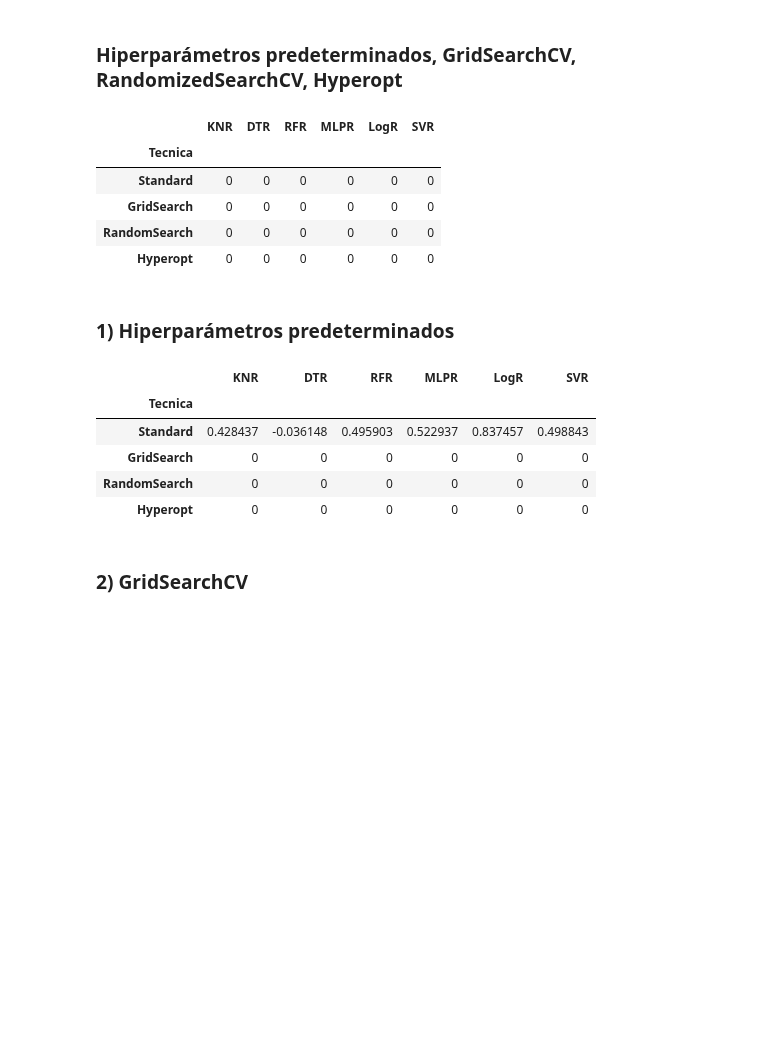
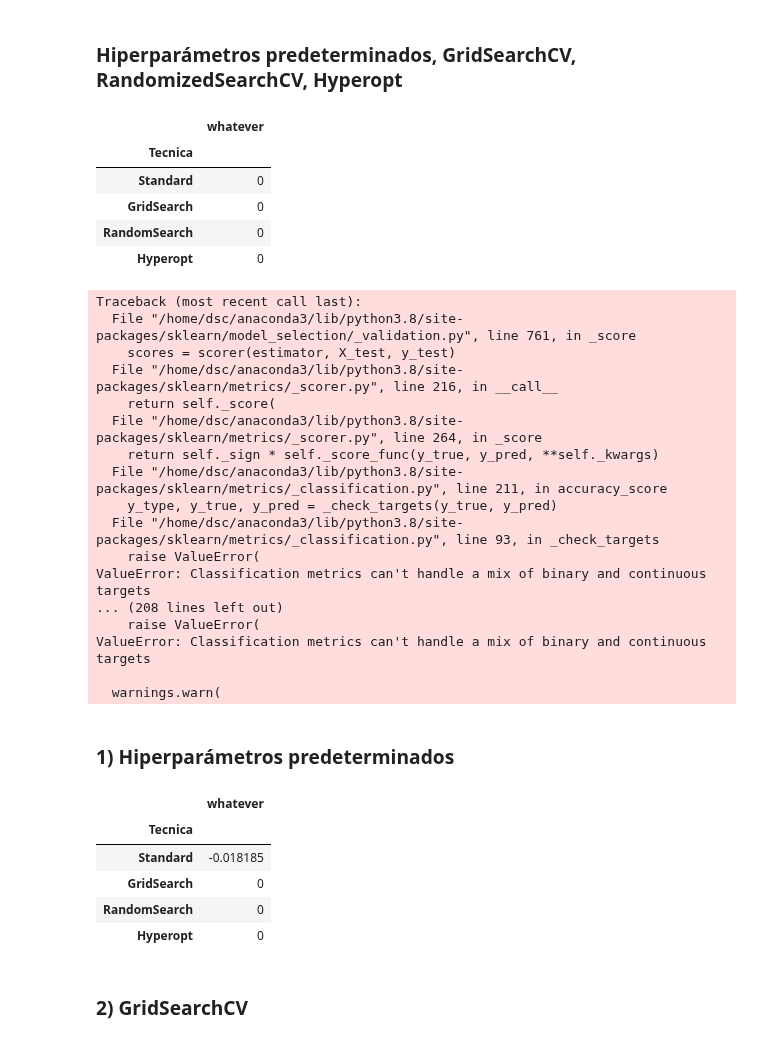
Before and after one commit to robertomanzanolopez/nba_statistics_prediction, a Jupyter notebook: order_and_clean.ipynb, the cells around one changed output. Saved outputs shown, nothing was run; the diff lists cells and outputs as text; code cells hidden in the pictures; blank space fills up the shorter version.

```diff
--- a/order_and_clean.ipynb
+++ b/order_and_clean.ipynb
@@ -285,22 +285,39 @@ X_normalized = (X - X.mean()) / X.std()
 X_train, X_valid, y_train, y_valid = train_test_split(X_normalized,y,train_size=0.70,test_size=0.30,random_state=0)
 # %%
 #Dataframe de resultados de accuracy
-columnas = ['Tecnica','KNR','DTR','RFR','MLPR','LogR','SVR']
+columnas = ['Tecnica','whatever']
 
 df_opt = pd.DataFrame(columns=columnas)
 df_opt.set_index("Tecnica",inplace=True)
-df_opt.loc['Standard'] = [0,0,0,0,0,0]
-df_opt.loc['GridSearch'] = [0,0,0,0,0,0]
-df_opt.loc['RandomSearch'] = [0,0,0,0,0,0]
-df_opt.loc['Hyperopt'] = [0,0,0,0,0,0]
+df_opt.loc['Standard'] = [0]
+df_opt.loc['GridSearch'] = [0]
+df_opt.loc['RandomSearch'] = [0]
+df_opt.loc['Hyperopt'] = [0]
 df_opt.head()
 # %% [output]
-|  | KNR | DTR | RFR | MLPR | LogR | SVR |
-| Tecnica |  |  |  |  |  |  |
-| Standard | 0 | 0 | 0 | 0 | 0 | 0 |
-| GridSearch | 0 | 0 | 0 | 0 | 0 | 0 |
-| RandomSearch | 0 | 0 | 0 | 0 | 0 | 0 |
-| Hyperopt | 0 | 0 | 0 | 0 | 0 | 0 |
+|  | whatever |
+| Tecnica |  |
+| Standard | 0 |
+| GridSearch | 0 |
+| RandomSearch | 0 |
+| Hyperopt | 0 |
+Traceback (most recent call last):
+  File "/home/dsc/anaconda3/lib/python3.8/site-packages/sklearn/model_selection/_validation.py", line 761, in _score
+    scores = scorer(estimator, X_test, y_test)
+  File "/home/dsc/anaconda3/lib/python3.8/site-packages/sklearn/metrics/_scorer.py", line 216, in __call__
+    return self._score(
+  File "/home/dsc/anaconda3/lib/python3.8/site-packages/sklearn/metrics/_scorer.py", line 264, in _score
+    return self._sign * self._score_func(y_true, y_pred, **self._kwargs)
+  File "/home/dsc/anaconda3/lib/python3.8/site-packages/sklearn/metrics/_classification.py", line 211, in accuracy_score
+    y_type, y_true, y_pred = _check_targets(y_true, y_pred)
+  File "/home/dsc/anaconda3/lib/python3.8/site-packages/sklearn/metrics/_classification.py", line 93, in _check_targets
+    raise ValueError(
+ValueError: Classification metrics can't handle a mix of binary and continuous targets
+... (208 lines left out)
+    raise ValueError(
+ValueError: Classification metrics can't handle a mix of binary and continuous targets
+
+  warnings.warn(
 # %% [markdown]
 ### 1) Hiperparámetros predeterminados
 # %%
@@ -311,8 +328,8 @@ mlpr = MLPRegressor()
 logR = LogisticRegression()
 svr = SVR()
 
-
-models = [knr,dtr,rfr,mlpr,logR,svr]
+#[knr,dtr,rfr,mlpr,logR,svr]
+models = []
 
 col = 0
 for model in models:
@@ -322,12 +339,12 @@ for model in models:
 
 df_opt.head()
 # %% [output]
-|  | KNR | DTR | RFR | MLPR | LogR | SVR |
-| Tecnica |  |  |  |  |  |  |
-| Standard | 0.428437 | -0.036148 | 0.495903 | 0.522937 | 0.837457 | 0.498843 |
-| GridSearch | 0 | 0 | 0 | 0 | 0 | 0 |
-| RandomSearch | 0 | 0 | 0 | 0 | 0 | 0 |
-| Hyperopt | 0 | 0 | 0 | 0 | 0 | 0 |
+|  | whatever |
+| Tecnica |  |
+| Standard | -0.018185 |
+| GridSearch | 0 |
+| RandomSearch | 0 |
+| Hyperopt | 0 |
 # %% [markdown]
 ### 2) GridSearchCV
 # %%
```
Also changed, not shown: parts of 3 cells of this notebook.
